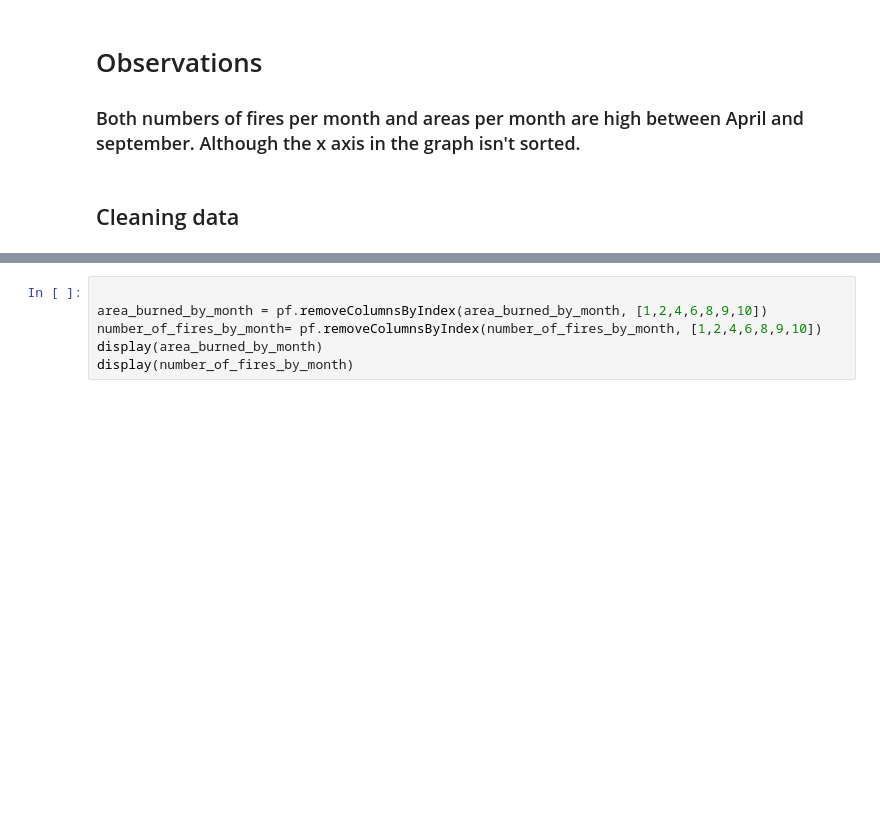
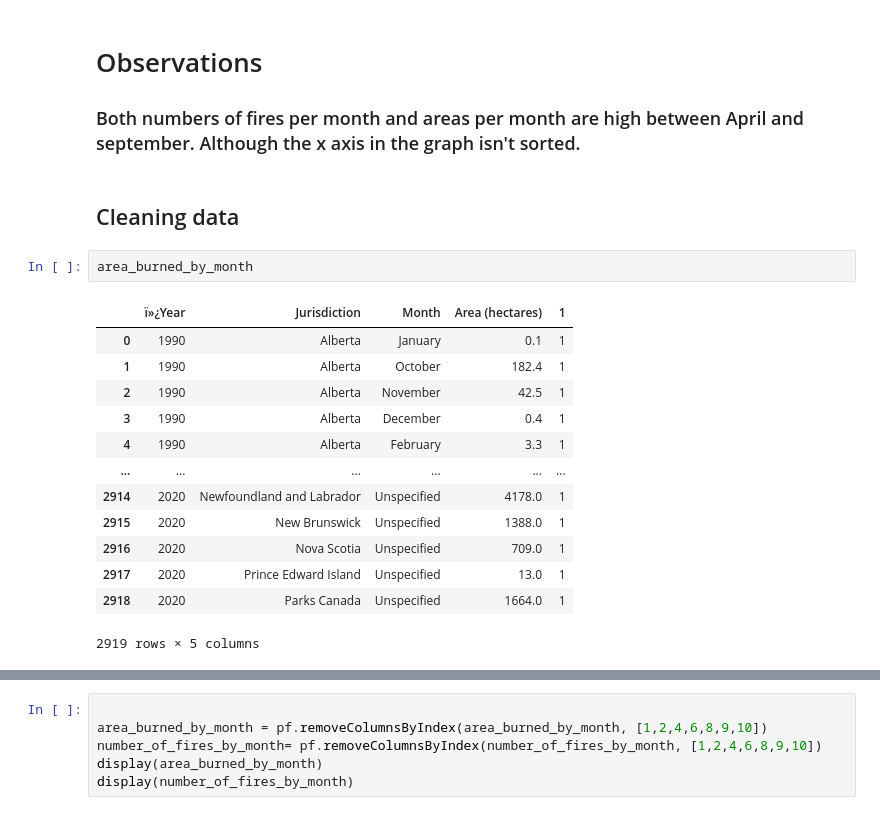
Before and after one commit to data301-2021-winter1/solo-Andrew1422, a Jupyter notebook: notebooks/analysis3.ipynb, the cells around one changed output, grey strips where cells are left out. Cells and saved outputs as stored; diff of their text form; blank space fills up the shorter version.

```diff
--- a/notebooks/analysis3.ipynb
+++ b/notebooks/analysis3.ipynb
@@ -58,3 +56,19 @@ Number of rows and columns for number_of_fires_by_month:  (2919, 11)
 ### Both numbers of fires per month and areas per month are high between April and september. Although the x axis in the graph isn't sorted.
 # %% [markdown]
 ## Cleaning data
+# %%
+area_burned_by_month
+# %% [output]
+|  | ï»¿Year | Jurisdiction | Month | Area (hectares) | 1 |
+| 0 | 1990 | Alberta | January | 0.1 | 1 |
+| 1 | 1990 | Alberta | October | 182.4 | 1 |
+| 2 | 1990 | Alberta | November | 42.5 | 1 |
+| 3 | 1990 | Alberta | December | 0.4 | 1 |
+| 4 | 1990 | Alberta | February | 3.3 | 1 |
+| ... | ... | ... | ... | ... | ... |
+| 2914 | 2020 | Newfoundland and Labrador | Unspecified | 4178.0 | 1 |
+| 2915 | 2020 | New Brunswick | Unspecified | 1388.0 | 1 |
+| 2916 | 2020 | Nova Scotia | Unspecified | 709.0 | 1 |
+| 2917 | 2020 | Prince Edward Island | Unspecified | 13.0 | 1 |
+| 2918 | 2020 | Parks Canada | Unspecified | 1664.0 | 1 |
+2919 rows × 5 columns
```
Also changed, not shown: parts of 3 cells of this notebook.
